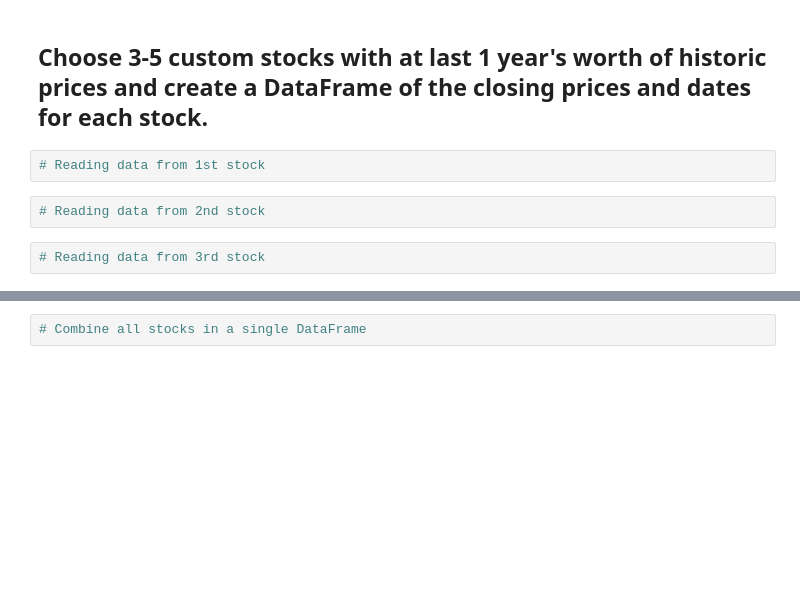
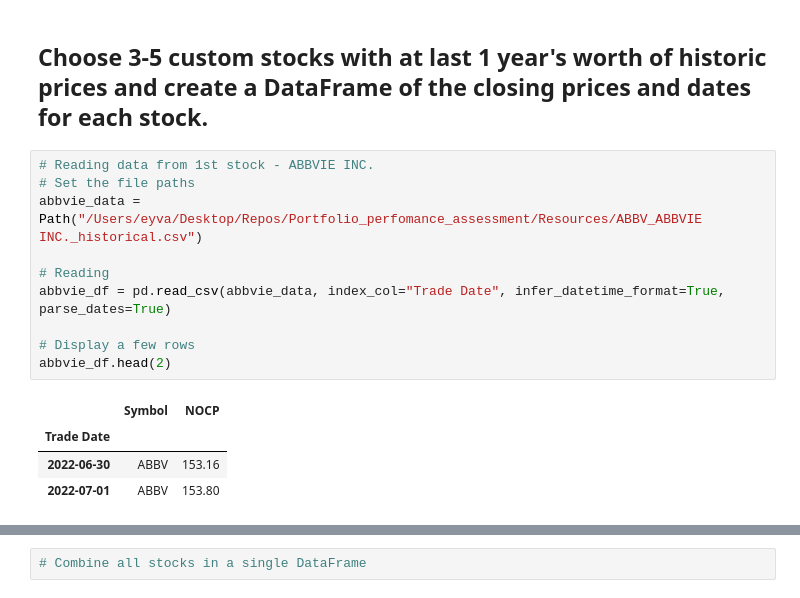
Before and after one commit to eyva19/Portfolio_perfomance_assessment, a Jupyter notebook: whale_analysis.ipynb, the cells around one changed output, grey strips where cells are left out. Saved outputs shown, nothing was run; the diff lists cells and outputs as text; blank space fills up the shorter version.

Commit message:
Added & read csv files: ABBV, ABT, PFE

```diff
--- a/whale_analysis.ipynb
+++ b/whale_analysis.ipynb
@@ -460,9 +460,18 @@ In this section, you will build your own portfolio of stocks, calculate the retu
 5. Include correlation analysis to determine which stocks (if any) are correlated
 # %% [markdown]
 ## Choose 3-5 custom stocks with at last 1 year's worth of historic prices and create a DataFrame of the closing prices and dates for each stock.
-# %%
-# Reading data from 1st stock
-# %%
-# Reading data from 2nd stock
-# %%
-# Reading data from 3rd stock
+# %%
+# Reading data from 1st stock - ABBVIE INC.
+# Set the file paths
+abbvie_data = Path("/Users/eyva/Desktop/Repos/Portfolio_perfomance_assessment/Resources/ABBV_ABBVIE INC._historical.csv")
+
+# Reading
+abbvie_df = pd.read_csv(abbvie_data, index_col="Trade Date", infer_datetime_format=True, parse_dates=True)
+
+# Display a few rows
+abbvie_df.head(2)
+# %% [output]
+|  | Symbol | NOCP |
+| Trade Date |  |  |
+| 2022-06-30 | ABBV | 153.16 |
+| 2022-07-01 | ABBV | 153.80 |
```
Also changed, not shown: parts of 3 cells of this notebook, 3 other files.
